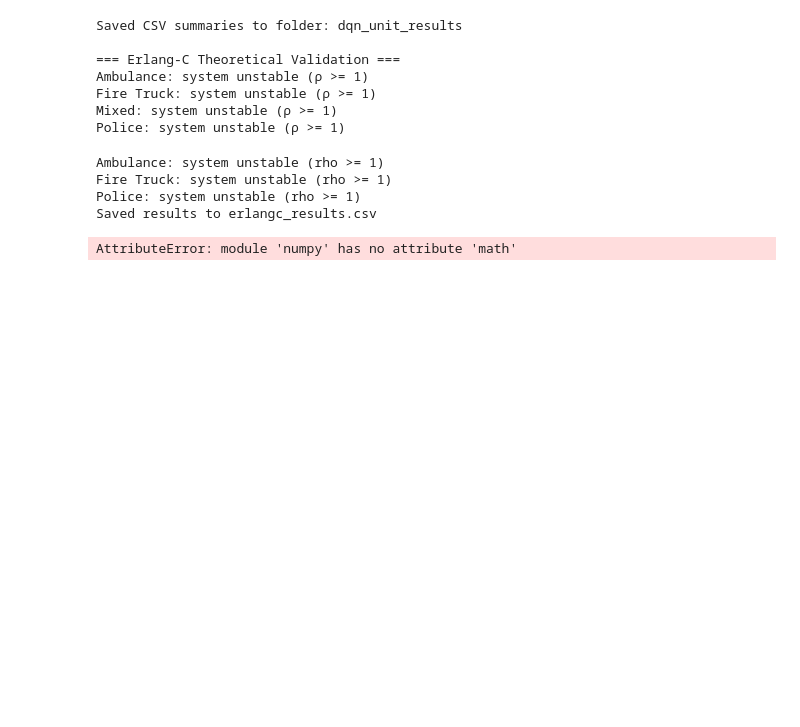
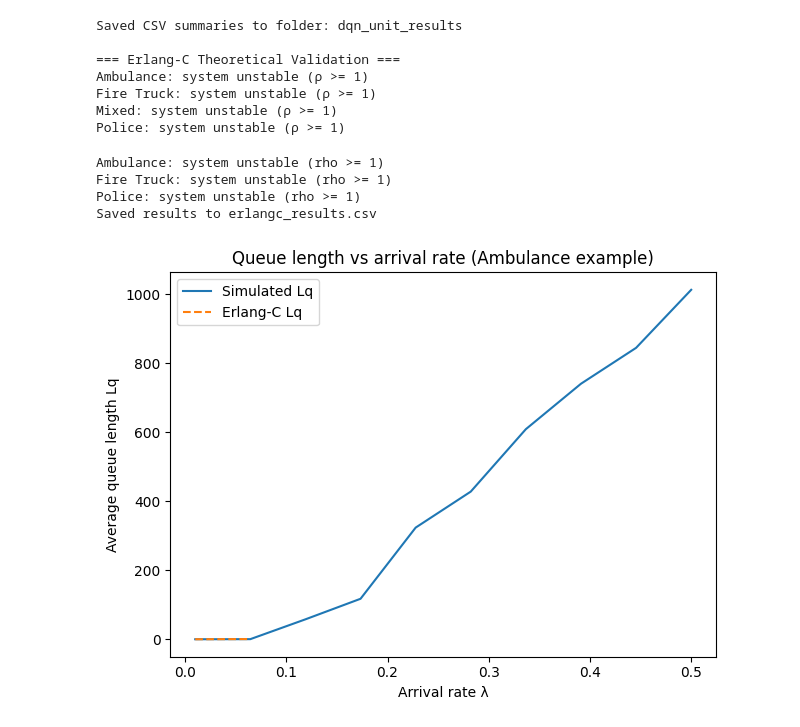
Before and after one commit to Oluwadhara/ERS_sim_system, a Jupyter notebook: a.ipynb, the cells around one changed output. Cells and saved outputs as stored; diff of their text form; code cells hidden in the pictures; blank space fills up the shorter version.

Commit message:
Images generated2

```diff
--- a/a.ipynb
+++ b/a.ipynb
@@ -1945,12 +1945,15 @@ Saved results to erlangc_results.csv
 import numpy as np
 import matplotlib.pyplot as plt
 import heapq
+import math   # ✅ add this
 
 def erlang_c(arrival_rate, service_rate, servers):
     rho = arrival_rate / (servers * service_rate)
-    if rho >= 1: return None
-    sum_terms = sum((arrival_rate/service_rate)**n / np.math.factorial(n) for n in range(servers))
-    last_term = ((arrival_rate/service_rate)**servers) / (np.math.factorial(servers) * (1 - rho))
+    if rho >= 1:
+        return None
+    a = arrival_rate / service_rate
+    sum_terms = sum((a**n) / math.factorial(n) for n in range(servers))  # ✅ fixed
+    last_term = (a**servers) / (math.factorial(servers) * (1 - rho))     # ✅ fixed
     p0 = 1 / (sum_terms + last_term)
     pw = last_term * p0
     lq = pw * (rho / (1 - rho))
@@ -1964,6 +1967,7 @@ def simulate_mm_c(lambda_rate, mu, servers, sim_time=5000):
     area_q = 0.0
     last_t = 0.0
     next_arrival = np.random.exponential(1.0 / lambda_rate) if lambda_rate > 0 else sim_time+1
+
     while t < sim_time:
         if events and events[0][0] < next_arrival:
             t, _, _ = heapq.heappop(events)
@@ -1980,31 +1984,32 @@ def simulate_mm_c(lambda_rate, mu, servers, sim_time=5000):
             if busy < servers:
                 busy += 1
                 depart_time = t + np.random.exponential(1.0 / mu)
                 heapq.heappush(events, (depart_time, 'depart', None))
             else:
                 queue.append(t)
             next_arrival = t + np.random.exponential(1.0 / lambda_rate) if lambda_rate > 0 else sim_time+1
+
     return area_q / sim_time
 
 # Example: Ambulance
 mu = 1/50.0   # mean service time 50
 servers = 5
 lam_vals = np.linspace(0.01, 0.5, 10)
 
 sim_q, theo_q = [], []
 for lam in lam_vals:
     sim_q.append(simulate_mm_c(lam, mu, servers))
     ec = erlang_c(lam, mu, servers)
     theo_q.append(ec["Lq"] if ec else np.nan)
 
 plt.plot(lam_vals, sim_q, label="Simulated Lq")
 plt.plot(lam_vals, theo_q, label="Erlang-C Lq", linestyle="--")
 plt.xlabel("Arrival rate λ")
 plt.ylabel("Average queue length Lq")
 plt.title("Queue length vs arrival rate (Ambulance example)")
 plt.legend()
 plt.tight_layout()
 plt.savefig("lambda_sweep.png")
 plt.show()
 # %% [output]
-AttributeError: module 'numpy' has no attribute 'math'
+[figure, added]
```
Also changed, not shown: parts of 3 cells of this notebook.
